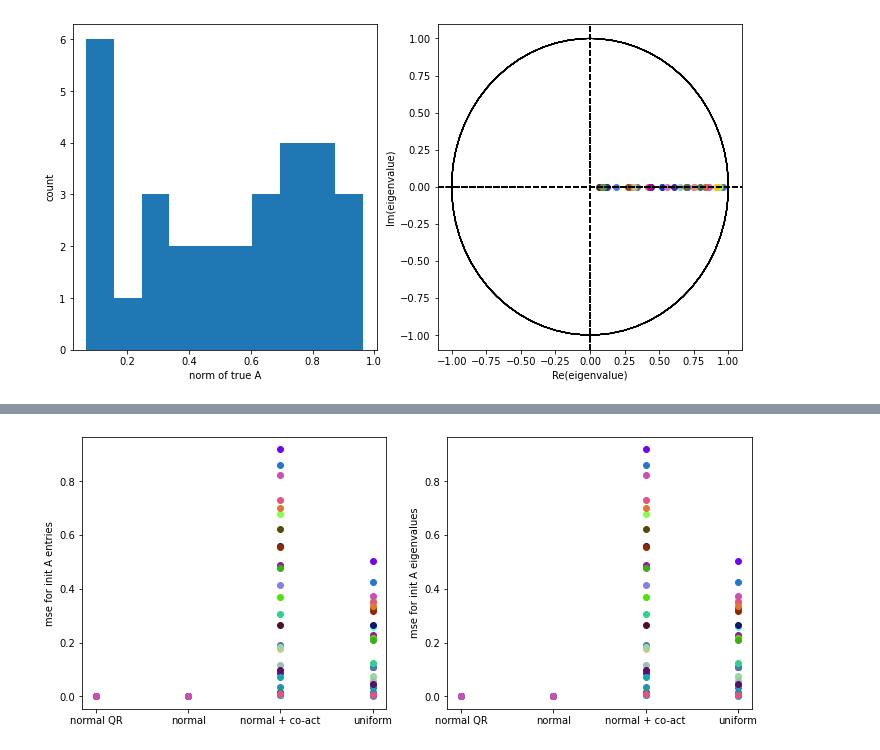
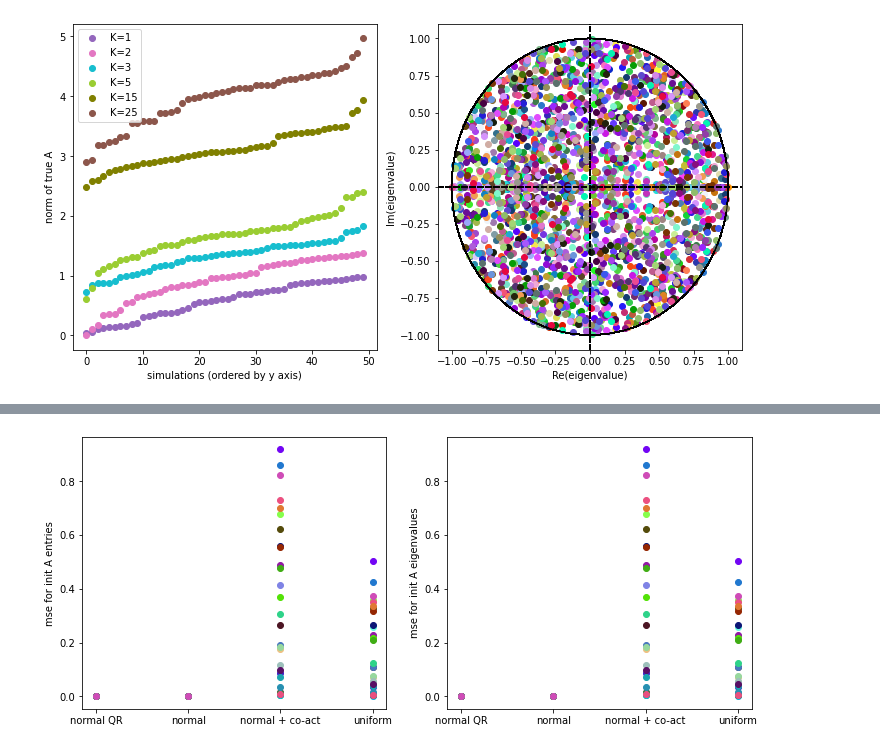
Before and after one commit to lenca56/EI-subspace-RNN, a Jupyter notebook: Analysis_Cluster_fixed_N.ipynb, the cells around one changed output, grey strips where cells are left out. Drawn from its saved outputs; the diff is of its cells as text; code cells hidden in the pictures.

```diff
--- a/Analysis_Cluster_fixed_N.ipynb
+++ b/Analysis_Cluster_fixed_N.ipynb
@@ -42,8 +42,9 @@ zeta_alpha_beta_gamma_list = [(10**i,1,1,0) for i in list(np.arange(-1,0.5,0.5))
 # # axes.set_ylim(0,100)
 # axes.legend()
 # %%
-K_values = [1] #[1,2,3,4,5,10,25,40]
-j_values = [0,1,2,3]
-J_possibility_title = np.array(['normal QR', 'normal', 'normal + co-act', 'uniform'])
-num_simulations=30
+K_values = [1,2,3,5,15,25]
+color_dict = {1:'tab:purple',2:'tab:pink',3:'tab:cyan',5:'yellowgreen', 15:'olive', 25:'tab:brown'}
+j_values = [0,1,2]
+J_possibility_title = np.array(['normal', 'normal + co-act', 'uniform'])
+num_simulations=50
 # %%
@@ -90,16 +90,21 @@ for j in j_values:
 # %%
 fig, axes = plt.subplots(1, 2, figsize=(12,6))
-def plot_true_A_norm_eig(axes, trueA, j=0):
-    norm_A = np.zeros((trueA.shape[1]))
-    for simulation in range(norm_A.shape[0]):
-        norm_A[simulation] = np.sqrt(np.trace(trueA[j,simulation].T @ trueA[j,simulation]))
-        eigval = np.linalg.eigvals(trueA[j,simulation])
-        plot_eigenvalues(axes[1], eigval, color=generate_random_color(), label='')
-    axes[0].hist(norm_A, bins=10)
-    axes[0].set_xlabel('norm of true A')
-    axes[0].set_ylabel('count')
+def plot_true_A_norm_eig(axes, num_simulations, K_vals=[1]):
+    trueA = load_data(N, K_values=K_vals, j_values=[0], num_simulations=num_simulations, parameter='trueA')
+    for k in range(len(K_vals)):
+        norm_A = np.zeros((num_simulations))
+        for simulation in range(norm_A.shape[0]):
+            norm_A[simulation] = np.linalg.norm(trueA[k,0,simulation])
+            eigval = np.linalg.eigvals(trueA[k,0,simulation])
+            plot_eigenvalues(axes[1], eigval, color=generate_random_color(), label='')
+        idx = np.argsort(norm_A)
+        axes[0].scatter(range(num_simulations), norm_A[idx], color=color_dict.get(K_vals[k]), label=f'K={K_vals[k]}')
+        axes[0].set_ylabel('norm of true A')
+        axes[0].set_xlabel('simulations (ordered by y axis)')
+    axes[0].legend(loc='upper left')
 
-plot_true_A_norm_eig(axes, trueA, j=0)
-plt.savefig(f'figures/N={N}_K={K}_figure=0_plot_true_A_norm_eig', bbox_inches='tight', dpi=300)
+K_vals = K_values.copy()
+plot_true_A_norm_eig(axes, num_simulations, K_vals=K_vals)
+# plt.savefig(f'figures/N={N}_K_values={K_vals}_figure=0_plot_true_A_norm_eig', bbox_inches='tight', dpi=300)
 # %% [output]
-[figure, old version]
+[figure, new version]
```
Also changed, not shown: parts of 5 cells of this notebook, 4 other files.
